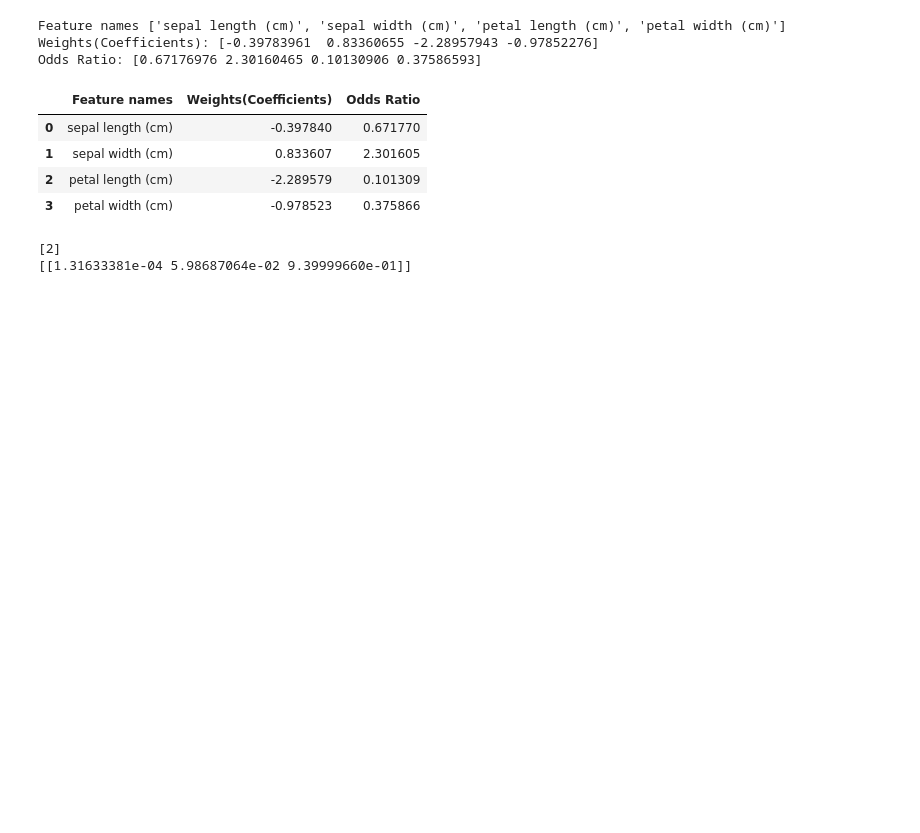
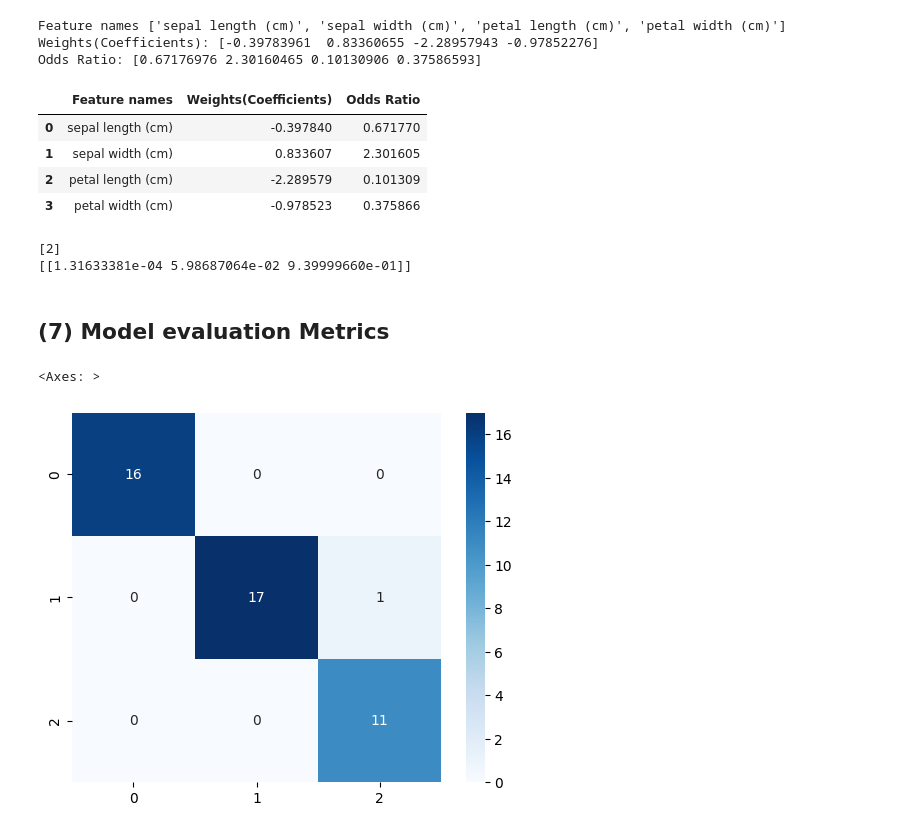
Before and after one commit to tkkazuya/machine_learning, a Jupyter notebook: Classification/Classification_KIKAGAKU.ipynb, the cells around one changed output. Cells and saved outputs as stored; diff of their text form; code cells hidden in the pictures; blank space fills up the shorter version.

```diff
--- a/Classification/Classification_KIKAGAKU.ipynb
+++ b/Classification/Classification_KIKAGAKU.ipynb
@@ -226,3 +236,14 @@ print(log_reg.predict_proba([x_test[0]]))
 # %% [output]
 [2]
 [[1.31633381e-04 5.98687064e-02 9.39999660e-01]]
+# %% [markdown]
+## **(7) Model evaluation Metrics**
+# %%
+cm = confusion_matrix(t_test, dtree.predict(x_test))
+
+sns.heatmap(cm, square=True, cbar=True, annot=True, cmap='Blues')
+
+# plt.savefig('sklearn_confusion_matrix.png')
+# %% [output]
+<Axes: >
+[figure, added]
```
Also changed, not shown: parts of 10 cells of this notebook, 4 other files.
